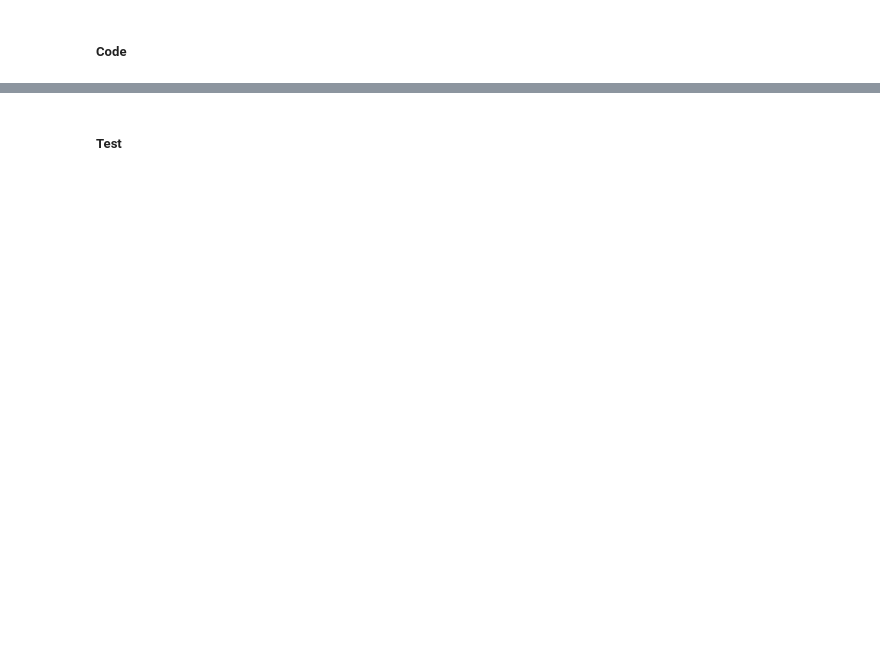
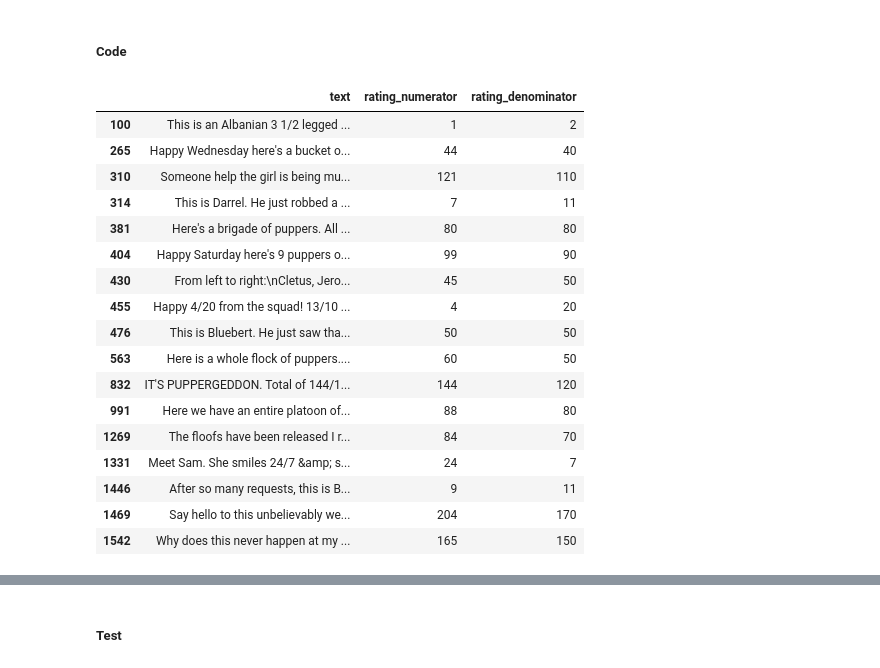
Before and after one commit to maleina/WeRateDogs-Twitter-Analysis, a Jupyter notebook: wrangle_act.ipynb, the cells around one changed output, grey strips where cells are left out. Saved outputs shown, nothing was run; the diff lists cells and outputs as text; code cells hidden in the pictures; blank space fills up the shorter version.

Commit message:
feat: Completed cleaning dataset

```diff
--- a/wrangle_act.ipynb
+++ b/wrangle_act.ipynb
@@ -994,0 +1003,5 @@ memory usage: 313.7+ KB
+# %%
+df_archive_clean['source'] = df_archive_clean['source'].map({'<a href="http://twitter.com/download/iphone" rel="nofollow">Twitter for iPhone</a>':'Twitter for iPhone',
+                                                             '<a href="http://vine.co" rel="nofollow">Vine - Make a Scene</a>':'Vine',
+                                                            '<a href="http://twitter.com" rel="nofollow">Twitter Web Client</a>':'Twitter Web Client',
+                                                            '<a href="https://about.twitter.com/products/tweetdeck" rel="nofollow">TweetDeck</a>':'TweetDeck'})
@@ -1001,2 +1047,11 @@ memory usage: 313.7+ KB
+# %%
+# Get a list of all of the lower case words
+names_to_clean = df_archive_clean[df_archive_clean['name'].str.get(0).str.islower()]['name'].value_counts().index.tolist()
+
+# Append "None" to the list
+names_to_clean.append('None')
+
+# Replace all occurances of the words in the list to np.nan
+df_archive_clean['name'].replace(names_to_clean, np.nan, inplace = True)
 # %% [markdown]
 ##### Test
@@ -1007,2 +1112,24 @@ memory usage: 313.7+ KB
 # %% [markdown]
 ##### Code
+# %%
+# Get a list of the tweets that have a rating with a denominator higher than 10.
+df_archive_clean[df_archive_clean['rating_denominator'] != 10][['text', 'rating_numerator', 'rating_denominator']]
+# %% [output]
+|  | text | rating_numerator | rating_denominator |
+| 100 | This is an Albanian 3 1/2 legged ... | 1 | 2 |
+| 265 | Happy Wednesday here's a bucket o... | 44 | 40 |
+| 310 | Someone help the girl is being mu... | 121 | 110 |
+| 314 | This is Darrel. He just robbed a ... | 7 | 11 |
+| 381 | Here's a brigade of puppers. All ... | 80 | 80 |
+| 404 | Happy Saturday here's 9 puppers o... | 99 | 90 |
+| 430 | From left to right:\nCletus, Jero... | 45 | 50 |
+| 455 | Happy 4/20 from the squad! 13/10 ... | 4 | 20 |
+| 476 | This is Bluebert. He just saw tha... | 50 | 50 |
+| 563 | Here is a whole flock of puppers.... | 60 | 50 |
+| 832 | IT'S PUPPERGEDDON. Total of 144/1... | 144 | 120 |
+| 991 | Here we have an entire platoon of... | 88 | 80 |
+| 1269 | The floofs have been released I r... | 84 | 70 |
+| 1331 | Meet Sam. She smiles 24/7 &amp; s... | 24 | 7 |
+| 1446 | After so many requests, this is B... | 9 | 11 |
+| 1469 | Say hello to this unbelievably we... | 204 | 170 |
+| 1542 | Why does this never happen at my ... | 165 | 150 |
```
Also changed, not shown: parts of 43 cells of this notebook, 1 other file.
